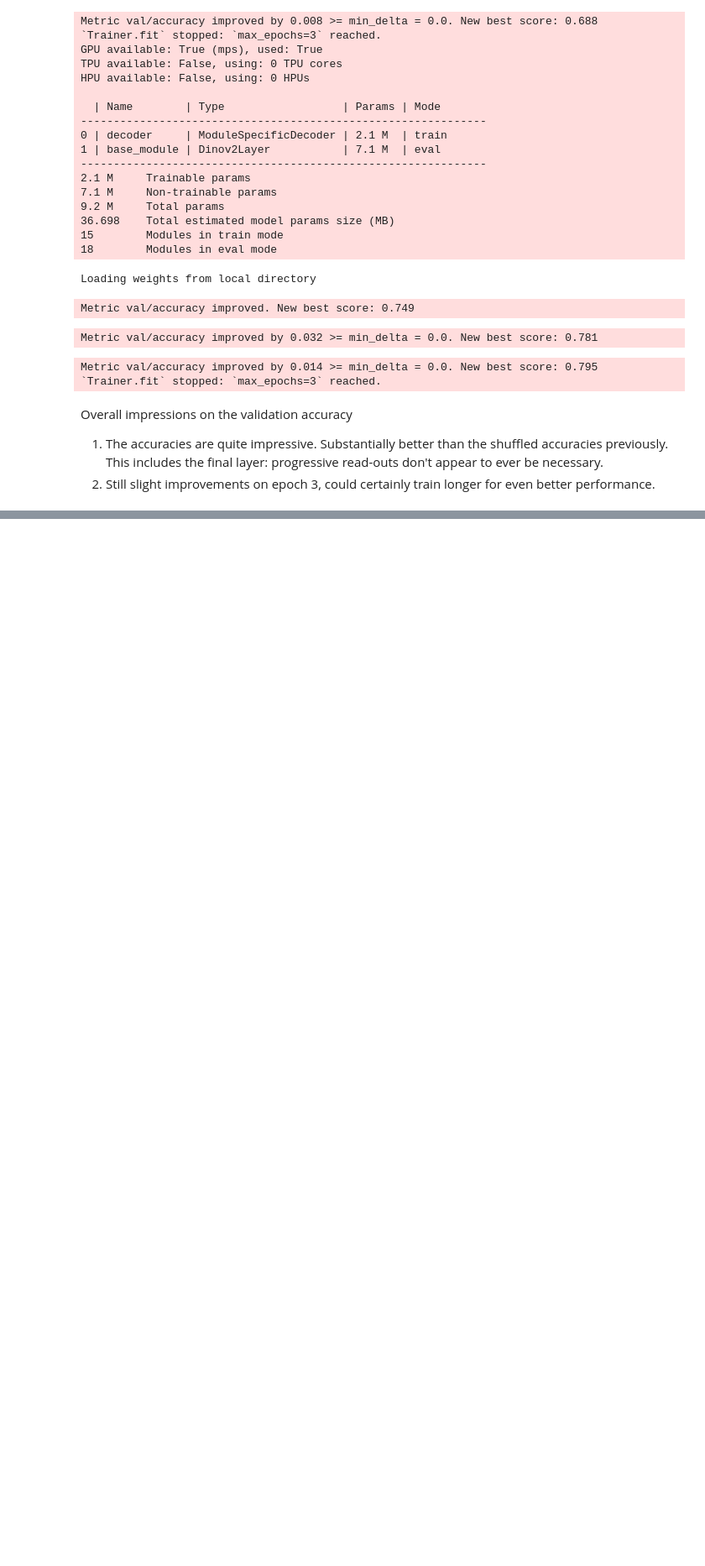
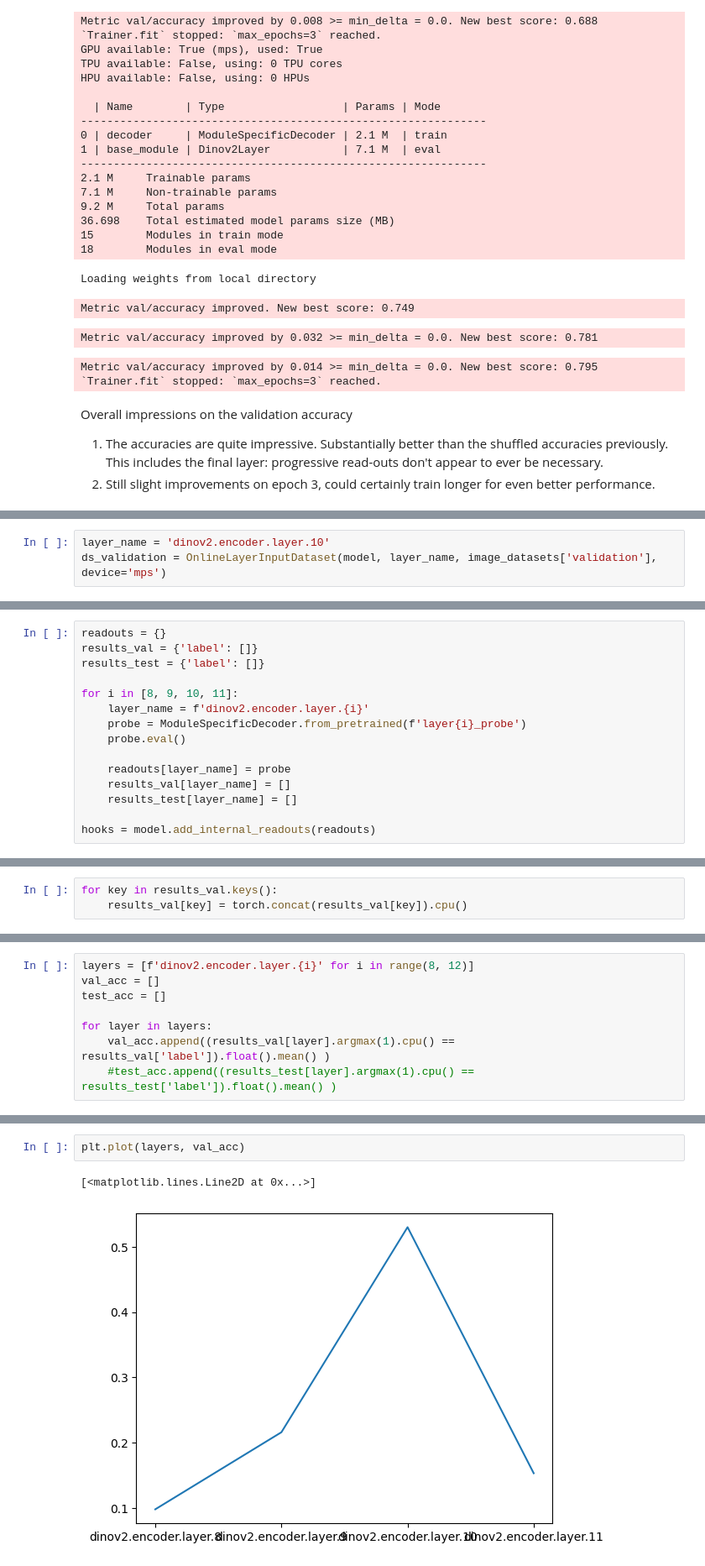
Before and after one commit to lrast/CLSTokenAnalysis, a Jupyter notebook: 1.1.5-decoder_train.ipynb, the cells around one changed output, grey strips where cells are left out. Shown at 84% size. Cells and saved outputs as stored; diff of their text form; blank space fills up the shorter version.

```diff
--- a/1.1.5-decoder_train.ipynb
+++ b/1.1.5-decoder_train.ipynb
@@ -149,0 +206,3 @@ Overall impressions on the validation accuracy
+# %%
+layer_name = 'dinov2.encoder.layer.10'
+ds_validation = OnlineLayerInputDataset(model, layer_name, image_datasets['validation'], device='mps')
@@ -149,0 +259,15 @@ Overall impressions on the validation accuracy
+# %%
+readouts = {}
+results_val = {'label': []}
+results_test = {'label': []}
+
+for i in [8, 9, 10, 11]:
+    layer_name = f'dinov2.encoder.layer.{i}'
+    probe = ModuleSpecificDecoder.from_pretrained(f'layer{i}_probe')
+    probe.eval()
+
+    readouts[layer_name] = probe
+    results_val[layer_name] = []
+    results_test[layer_name] = []
+
+hooks = model.add_internal_readouts(readouts)
@@ -149,0 +302,3 @@ Overall impressions on the validation accuracy
+# %%
+for key in results_val.keys():
+    results_val[key] = torch.concat(results_val[key]).cpu()
@@ -149,0 +308,8 @@ Overall impressions on the validation accuracy
+# %%
+layers = [f'dinov2.encoder.layer.{i}' for i in range(8, 12)]
+val_acc = []
+test_acc = []
+
+for layer in layers:
+    val_acc.append((results_val[layer].argmax(1).cpu() == results_val['label']).float().mean() )
+    #test_acc.append((results_test[layer].argmax(1).cpu() == results_test['label']).float().mean() )
@@ -149,0 +324,5 @@ Overall impressions on the validation accuracy
+# %%
+plt.plot(layers, val_acc)
+# %% [output]
+[<matplotlib.lines.Line2D at 0x...>]
+[figure, added]
```
Also changed, not shown: parts of 20 cells of this notebook, 3 other files.
